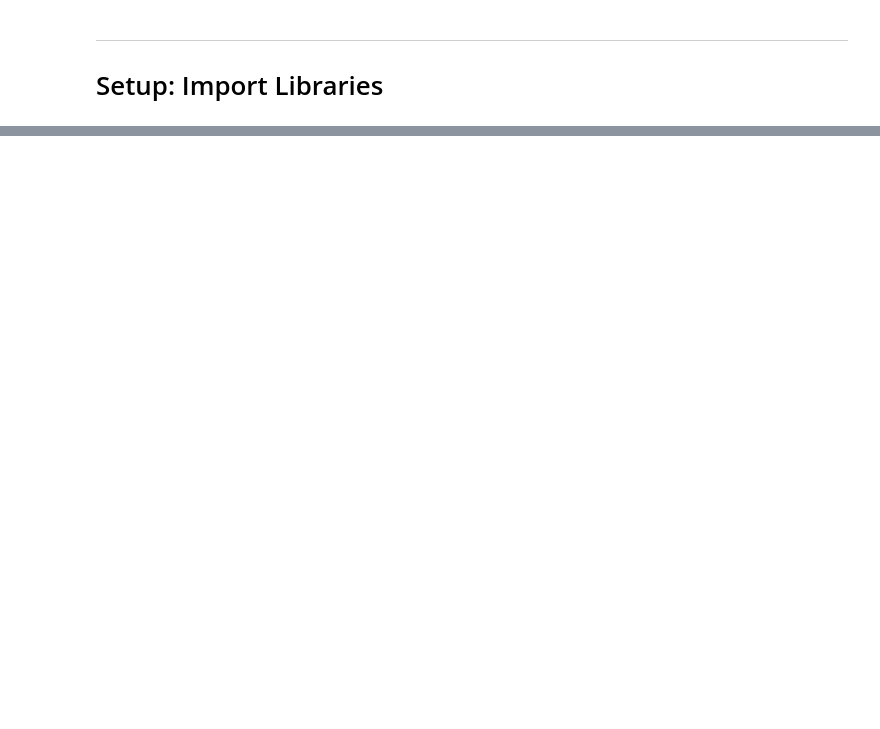
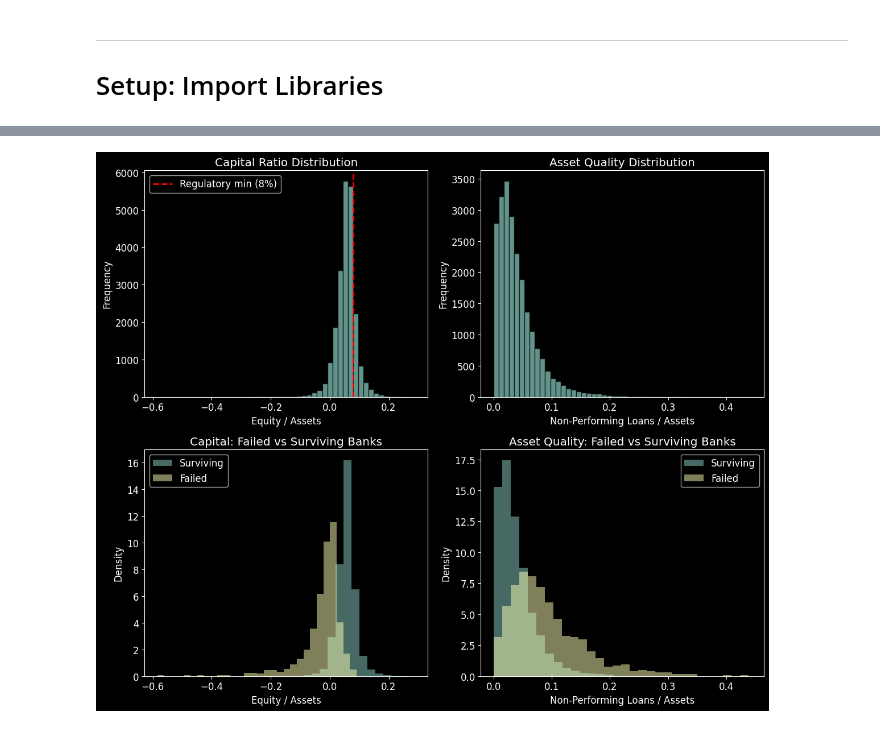
Before and after one commit to mhnam/structural-econometrics, a Jupyter notebook: 47813/tutorial1/Tutorial_1_BankClosure_starter.ipynb, the cells around one changed output, grey strips where cells are left out. Cells and saved outputs as stored; diff of their text form; code cells hidden in the pictures; blank space fills up the shorter version.

```diff
--- a/47813/tutorial1/Tutorial_1_BankClosure_starter.ipynb
+++ b/47813/tutorial1/Tutorial_1_BankClosure_starter.ipynb
@@ -1343,0 +762,42 @@ plt.show()
+# %%
+# =============================================================================
+# FIGURE 2: Distribution of Key Variables
+# =============================================================================
+
+fig, axes = plt.subplots(2, 2, figsize=(12, 10))
+
+# Capital ratio distribution
+axes[0, 0].hist(df_sample['equity_a'], bins=50, edgecolor='black', alpha=0.7)
+axes[0, 0].axvline(x=0.08, color='red', linestyle='--', linewidth=2, label='Regulatory min (8%)')
+axes[0, 0].set_xlabel('Equity / Assets')
+axes[0, 0].set_ylabel('Frequency')
+axes[0, 0].set_title('Capital Ratio Distribution')
+axes[0, 0].legend()
+
+# NPL distribution
+axes[0, 1].hist(df_sample['nonperf_loans_a'], bins=50, edgecolor='black', alpha=0.7)
+axes[0, 1].set_xlabel('Non-Performing Loans / Assets')
+axes[0, 1].set_ylabel('Frequency')
+axes[0, 1].set_title('Asset Quality Distribution')
+
+# Compare failed vs surviving: equity
+failed_mask = df_sample['failed'] == 1
+axes[1, 0].hist(df_sample.loc[~failed_mask, 'equity_a'], bins=30, alpha=0.5, label='Surviving', density=True)
+axes[1, 0].hist(df_sample.loc[failed_mask, 'equity_a'], bins=30, alpha=0.5, label='Failed', density=True)
+axes[1, 0].set_xlabel('Equity / Assets')
+axes[1, 0].set_ylabel('Density')
+axes[1, 0].set_title('Capital: Failed vs Surviving Banks')
+axes[1, 0].legend()
+
+# Compare failed vs surviving: NPL
+axes[1, 1].hist(df_sample.loc[~failed_mask, 'nonperf_loans_a'], bins=30, alpha=0.5, label='Surviving', density=True)
+axes[1, 1].hist(df_sample.loc[failed_mask, 'nonperf_loans_a'], bins=30, alpha=0.5, label='Failed', density=True)
+axes[1, 1].set_xlabel('Non-Performing Loans / Assets')
+axes[1, 1].set_ylabel('Density')
+axes[1, 1].set_title('Asset Quality: Failed vs Surviving Banks')
+axes[1, 1].legend()
+
+plt.tight_layout()
+plt.show()
+# %% [output]
+[figure, added]
```
Also changed, not shown: parts of 68 cells of this notebook.
